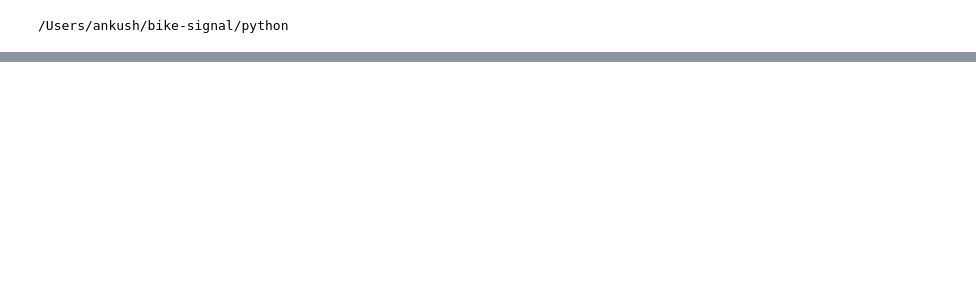
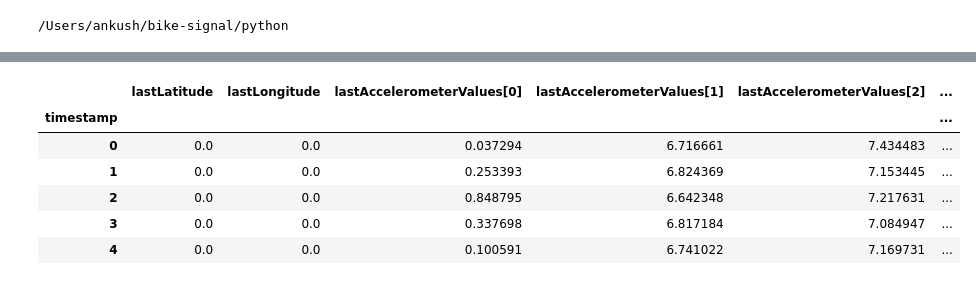
Before and after one commit to ankunix/bikeSignal, a Jupyter notebook: python/Signal Processing.ipynb, the cells around one changed output, grey strips where cells are left out. Cells and saved outputs as stored; diff of their text form; code cells hidden in the pictures; blank space fills up the shorter version.

```diff
--- a/python/Signal Processing.ipynb
+++ b/python/Signal Processing.ipynb
@@ -39,2 +173,2 @@ data.keys()
 # %%
-d=data['201708191915']
+d=data['201708191910']
@@ -42,0 +175,10 @@ hv.extension('bokeh', 'matplotlib')
+# %%
+d.head()
+# %% [output]
+|  | lastLatitude | lastLongitude | lastAccelerometerValues[0] | lastAccelerometerValues[1] | lastAccelerometerValues[2] | ... |
+| timestamp |  |  |  |  |  | ... |
+| 0 | 0.0 | 0.0 | 0.037294 | 6.716661 | 7.434483 | ... |
+| 1 | 0.0 | 0.0 | 0.253393 | 6.824369 | 7.153445 | ... |
+| 2 | 0.0 | 0.0 | 0.848795 | 6.642348 | 7.217631 | ... |
+| 3 | 0.0 | 0.0 | 0.337698 | 6.817184 | 7.084947 | ... |
+| 4 | 0.0 | 0.0 | 0.100591 | 6.741022 | 7.169731 | ... |
```
Also changed, not shown: parts of 51 cells of this notebook, 10 other files.
